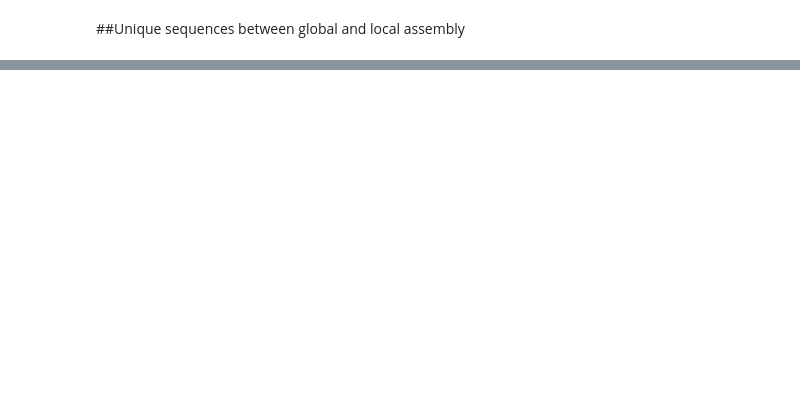
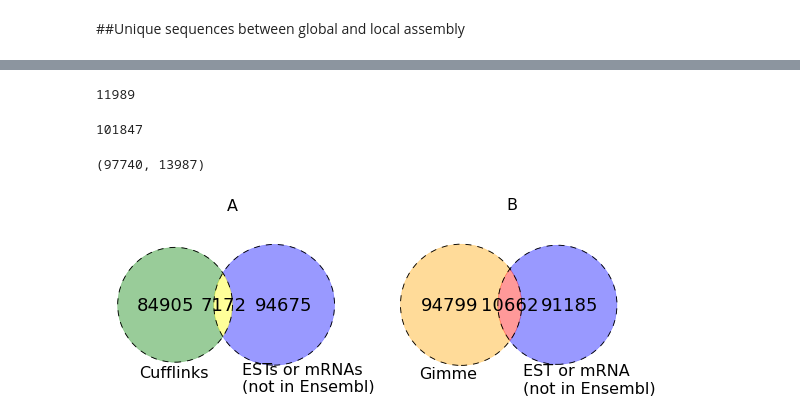
Before and after one commit to likit/gimme_protocols, a Jupyter notebook: notebook.ipynb, the cells around one changed output, grey strips where cells are left out. Drawn from its saved outputs; the diff is of its cells as text; code cells hidden in the pictures; blank space fills up the shorter version.

```diff
--- a/notebook.ipynb
+++ b/notebook.ipynb
@@ -376,0 +220,3 @@ Total single-exon gene = 7060 gene(s)
+# %%
+mrna_junctions = !cut -f 1 mrna.psl.best_all_sp.txt
+mrna_junctions = set(mrna_junctions)
@@ -376,0 +342,2 @@ Total single-exon gene = 7060 gene(s)
+# %%
+est_mrna_not_in_ensembl_junctions = est_junctions.union(mrna_junctions).difference(ensembl_junctions)
@@ -376,0 +388,53 @@ Total single-exon gene = 7060 gene(s)
+# %%
+len(cufflinks_junctions.union(gimme_junctions).intersection(est_mrna_not_in_ensembl_junctions))
+# %% [output]
+11989
+# %%
+len(est_mrna_not_in_ensembl_junctions)
+# %% [output]
+101847
+# %%
+len(est_junctions.difference(ensembl_junctions)), len(mrna_junctions.difference(ensembl_junctions))
+# %% [output]
+(97740, 13987)
+# %%
+fig = plt.figure(0)
+ax1 = fig.add_subplot(1,2,1)
+ax2 = fig.add_subplot(1,2,2)
+fig.tight_layout()
+
+v1 = venn2([cufflinks_junctions, est_mrna_not_in_ensembl_junctions],
+           set_labels=('', ''), ax=ax1)
+v1.get_label_by_id('10').set_fontsize(18)
+v1.get_label_by_id('01').set_fontsize(18)
+v1.get_label_by_id('11').set_fontsize(18)
+v1.get_patch_by_id('10').set_color('green')
+v1.get_patch_by_id('01').set_color('blue')
+v1.get_patch_by_id('11').set_color('yellow')
+
+c1 = venn2_circles([cufflinks_junctions, est_mrna_not_in_ensembl_junctions],
+                   linestyle='dashed', lw=0.9, ax=ax1)
+
+font = {'size':16}
+ax1.text(0, 0.65, 'A', fontdict=font)
+ax1.text(-0.6, -0.5, 'Cufflinks', fontdict=font)
+ax1.text(0.1, -0.6, 'ESTs or mRNAs\n(not in Ensembl)', fontdict=font)
+
+v2 = venn2([gimme_junctions, est_mrna_not_in_ensembl_junctions],
+           set_labels=('', ''), ax=ax2)
+v2.get_patch_by_id('10').set_color('orange')
+v2.get_patch_by_id('01').set_color('blue')
+v2.get_patch_by_id('11').set_color('red')
+v2.get_label_by_id('10').set_fontsize(18)
+v2.get_label_by_id('01').set_fontsize(18)
+v2.get_label_by_id('11').set_fontsize(18)
+c2 = venn2_circles([gimme_junctions, est_mrna_not_in_ensembl_junctions],
+                   linestyle='dashed', lw=0.9, ax=ax2)
+
+font = {'size':16}
+ax2.text(0, 0.65, 'B', fontdict=font)
+ax2.text(-0.6, -0.5, 'Gimme', fontdict=font)
+ax2.text(0.1, -0.6, 'EST or mRNA\n(not in Ensembl)', fontdict=font)
+savefig('chick_est_mrna_venn.pdf',bbox_inches='tight', pad_inches=0.1)
+# %% [output]
+[figure, added]
```
Also changed, not shown: parts of 164 cells of this notebook.
